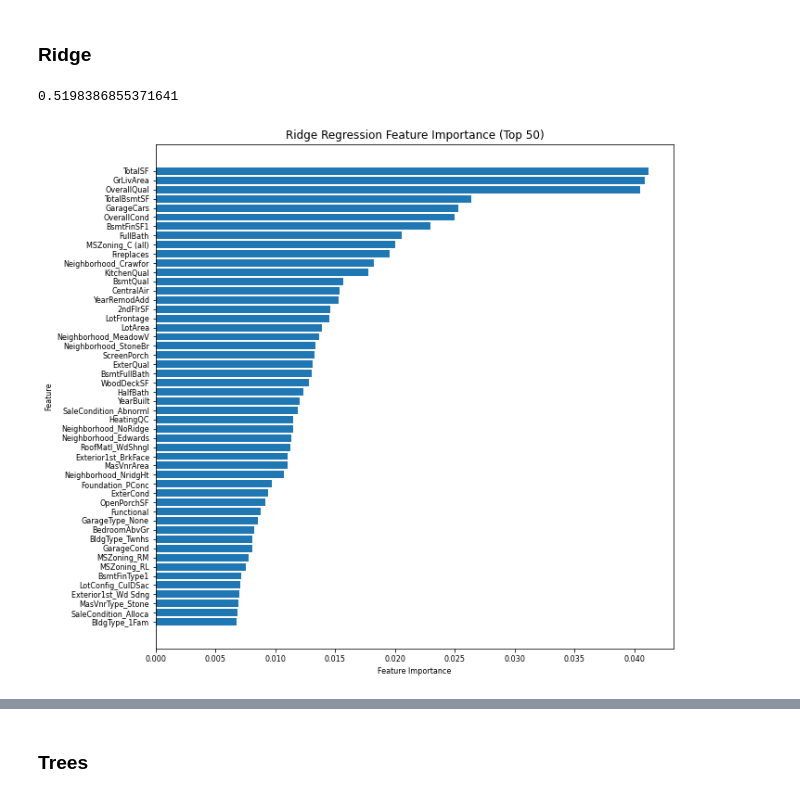
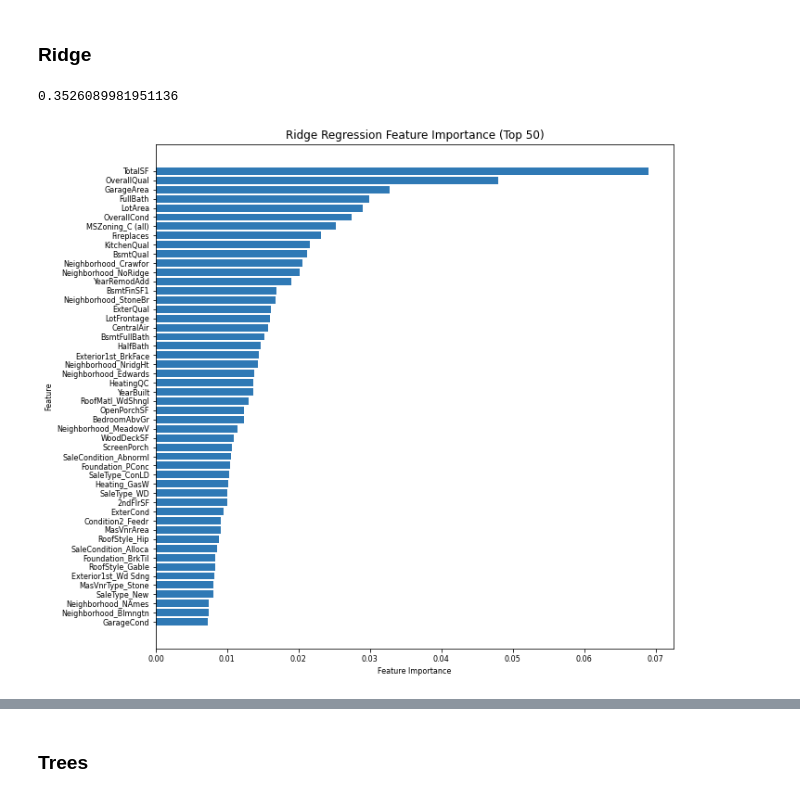
Before and after one commit to amiryorav/JupiterLab, a Jupyter notebook: Afeka/1st Semester/Open Source Course/Final Project/Final Project.ipynb, the cells around one changed output, grey strips where cells are left out. Cells and saved outputs as stored; diff of their text form; code cells hidden in the pictures.

```diff
--- a/Afeka/1st Semester/Open Source Course/Final Project/Final Project.ipynb
+++ b/Afeka/1st Semester/Open Source Course/Final Project/Final Project.ipynb
@@ -679 +790,3 @@ print(all_data.shape)
+# %%
+all_data['MoSold'] = -np.cos(0.5236*all_data['MoSold'])
 # %% [markdown]
@@ -688,6 +801,3 @@ print(train.shape, test.shape)
-# %%
-train = train.drop(Outliers)
-target = target.drop(Outliers)
 # %%
 #removing 'Id' column which is just the DB table index
 train = train.drop('Id',axis=1)
@@ -697,0 +810,3 @@ feature_names = train.columns
+# %%
+outliers = list(set(outliers_TotalSF + outliers_GarageArea))
+outliers
@@ -698,3 +815,6 @@ feature_names = train.columns
+# %%
+train = train.drop(outliers)
+target = target.drop(outliers)
 # %%
 X_train, X_validate, y_train, y_validate = train_test_split(train,target,test_size=0.3,random_state=0)
 # %%
@@ -729,26 +849,27 @@ for i in range(30):
     alphas.append(ridge_cv.best_params_['alpha'])
 # %%
 ridge_best_alpha = np.array(alphas).mean()
+lasso_best_alpha = 0.005
 ridge_best_alpha
 # %% [output]
-0.5198386855371641
+0.3526089981951136
 # %%
 # Train a Ridge Regression model
 ridge = make_pipeline(StandardScaler(), SGDRegressor(penalty='l2', alpha=ridge_best_alpha, random_state=0))
 ridge.fit(X_train, y_train)
 
 # Plot the feature importances
 coef = ridge[1].coef_
 importance = np.abs(coef)
-sorted_idx = np.argsort(importance)[-50:]  # select the top 50 largest coefficients
+ridge_sorted_idx = np.argsort(importance)[-50:]  # select the top 50 largest coefficients
 
 plt.figure(figsize=(10, 10))
-plt.barh(range(len(sorted_idx)), importance[sorted_idx])
-plt.yticks(range(len(sorted_idx)), np.array(feature_names)[sorted_idx])
+plt.barh(range(len(ridge_sorted_idx)), importance[ridge_sorted_idx])
+plt.yticks(range(len(ridge_sorted_idx)), np.array(feature_names)[ridge_sorted_idx])
 plt.xlabel("Feature Importance")
 plt.ylabel("Feature")
 plt.title("Ridge Regression Feature Importance (Top 50)")
 plt.show()
 # %% [output]
-[figure, old version]
+[figure, new version]
 # %%
```
Also changed, not shown: parts of 101 cells of this notebook, 12 other files.
